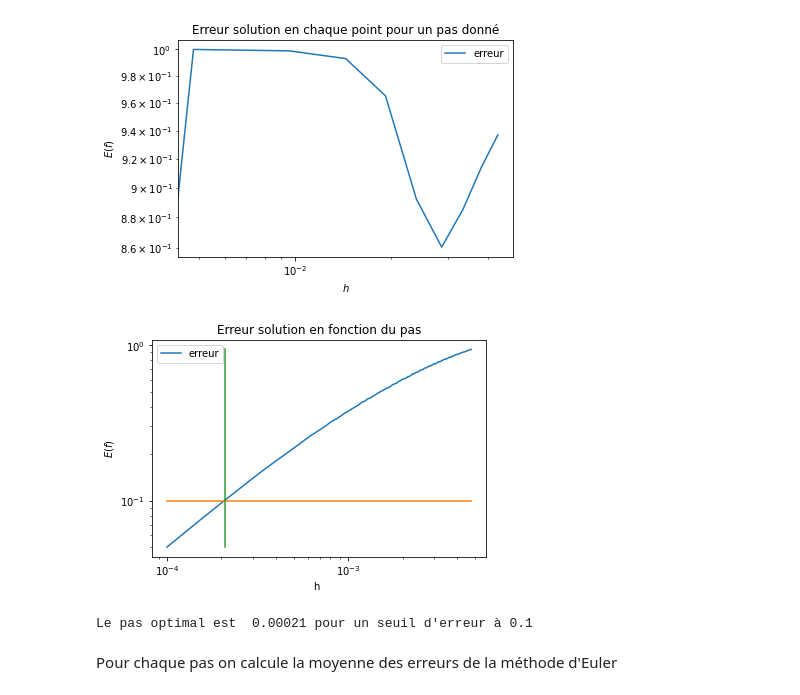
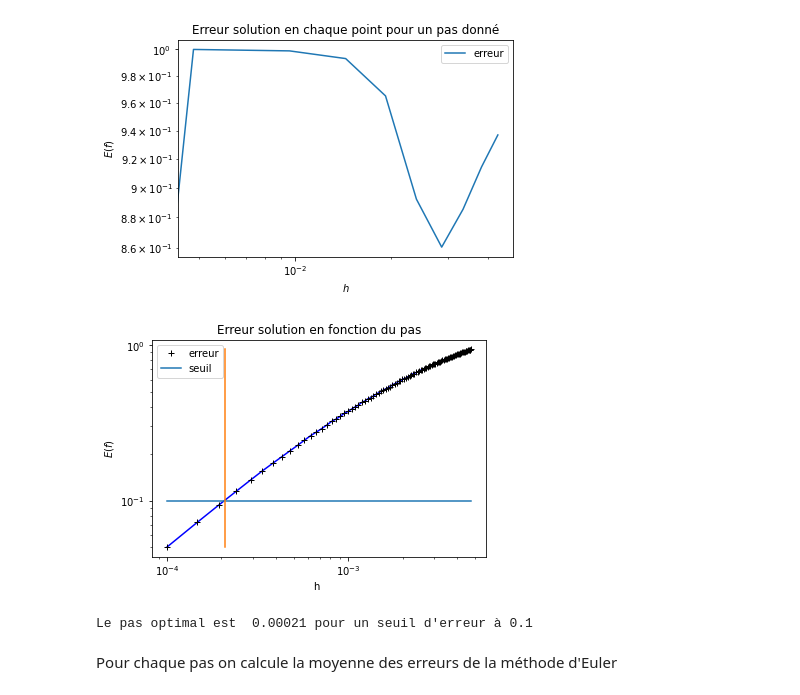
Before and after one commit to Yamacia/Ferrofluide, a Jupyter notebook: equation_sans_champs/Resolution_sans_champ.ipynb, the cells around one changed output. Drawn from its saved outputs; the diff is of its cells as text; code cells hidden in the pictures.

```diff
--- a/equation_sans_champs/Resolution_sans_champ.ipynb
+++ b/equation_sans_champs/Resolution_sans_champ.ipynb
@@ -213,37 +213,37 @@ u0 = np.array([eta0,eta0p])
 for i in range (h.size):
     x = np.arange(0,d,h[i])
     soln = eulerexplicite(f,x,u0)
     E = 0
     for j in range (x.size):
 
         E = E + np.abs((eta(x[j]) - soln[j,0])/eta(x[j]))
 
 
     M[i] = E/j #erreur moyenne
 
 
 seuil = np.ones(h.size)
 for i in range (h.size):
     seuil[i] = 0.1
 
 h_opti = np.ones(h.size)
 for i in range (h.size):
     h_opti[i] = 0.00021
 
-
-plt.loglog(h,M,label='erreur')
-plt.loglog(h,seuil)
+plt.loglog(h,M,color='blue')
+plt.loglog(h,M,'+',label='erreur',color='black')
+plt.loglog(h,seuil,label='seuil')
 plt.loglog(h_opti,M)
 plt.xlabel("h ")
 plt.ylabel("$E(f)$")
 plt.title('Erreur solution en fonction du pas')
 plt.legend()
 plt.show()
 
 
 print("Le pas optimal est ",h_opti[1],"pour un seuil d'erreur à 0.1")
 # %% [output]
-[figure, old version]
+[figure, new version]
 Le pas optimal est  0.00021 pour un seuil d'erreur à 0.1
 # %% [markdown]
 Pour chaque pas on calcule la moyenne des erreurs de la méthode d'Euler
```
